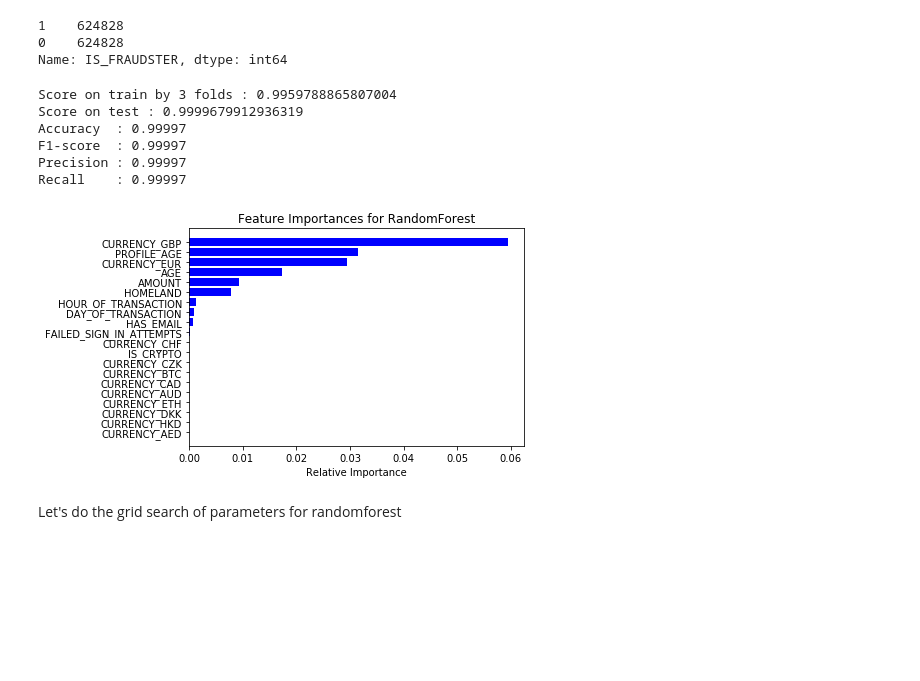
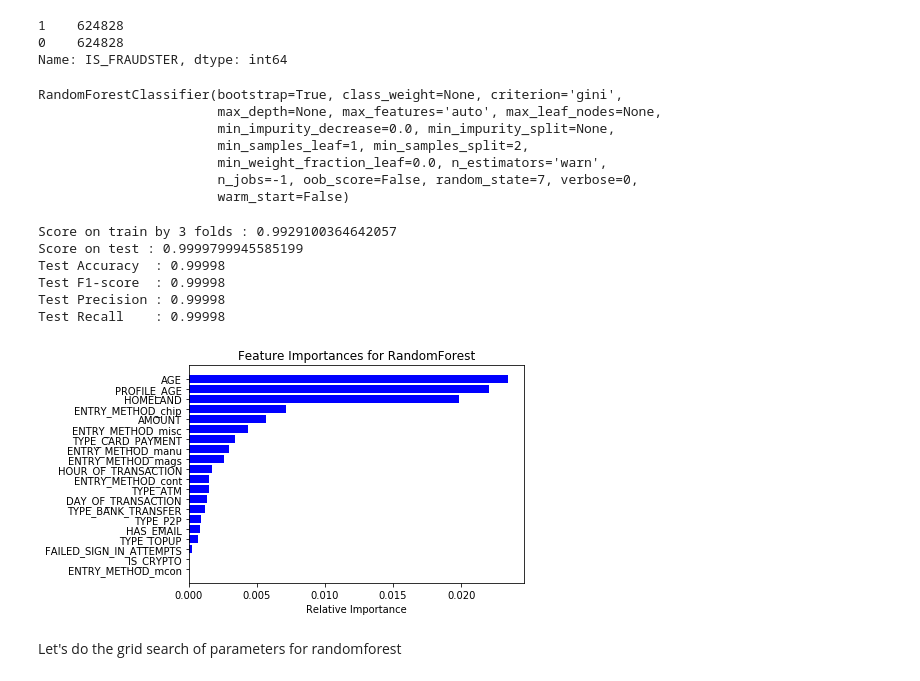
Before and after one commit to VladimirNikiforov/python_common, a Jupyter notebook: challenges/catching_fraud/notebooks/FinCrime.ipynb, the cells around one changed output. Drawn from its saved outputs; the diff is of its cells as text; code cells hidden in the pictures; blank space fills up the shorter version.

Commit message:
FinCrime model training

```diff
--- a/challenges/catching_fraud/notebooks/FinCrime.ipynb
+++ b/challenges/catching_fraud/notebooks/FinCrime.ipynb
@@ -789,7 +788,8 @@ from sklearn.feature_selection import SelectFromModel
 dataset_file_name = '../data/dataset.csv'
 dataset_time_file_name = '../data/dataset_time.csv'
 
-df = pd.read_csv(dataset_file_name)
+# We don't need CURRENCY as a feature because FRAUDSTER is not identified by CURRENCY
+df = pd.read_csv(dataset_file_name).drop('CURRENCY',axis=1)
 df_time = pd.read_csv(dataset_time_file_name)
 # %%
 df[df['IS_FRAUDSTER']==1].head()
@@ -803,6 +803,6 @@ df[df['IS_FRAUDSTER']==1].head()
 # %%
 # Let's create dummy columns for categorical variables
-df = pd.get_dummies(df, columns=['CURRENCY','ENTRY_METHOD','TYPE','SOURCE','STATE','MERCHANT_CATEGORY','TERMS_VERSION','KYC'])
+df = pd.get_dummies(df, columns=['ENTRY_METHOD','TYPE','SOURCE','STATE','MERCHANT_CATEGORY','TERMS_VERSION','KYC'])
 # and collect final dataset with time-features from dataset_time
 df = df.merge(df_time, left_on="USER_ID", right_on="USER_ID").drop('USER_ID',axis=1)
 del df_time
@@ -860,43 +860,55 @@ X_train_over,X_test_over,y_train_over,y_test_over = train_test_split(X_over,y_ov
 # %%
 # train simple randomforest with KFold
 rf = RandomForestClassifier(n_jobs=-1,random_state=RANDOM_STATE)
+print(rf)
 
 score_on_train = 0
 for trn_idx,tst_idx in KFold(n_splits=N_FOLDS,random_state=RANDOM_STATE).split(X_train_over,y_train_over):
     X_train_fold,y_train_fold = X_over.iloc[trn_idx],y_over.iloc[trn_idx]
     X_test_fold,y_test_fold = X_over.iloc[tst_idx],y_over.iloc[tst_idx]
     rf.fit(X_train_fold,y_train_fold)
     score_on_train += rf.score(X_test_fold,y_test_fold)
 
 rf.fit(X_train_over,y_train_over)
 print(f'Score on train by {N_FOLDS} folds : {score_on_train/N_FOLDS}')
 print(f'Score on test : {rf.score(X_test_over,y_test_over)}')
 
 from sklearn.metrics import accuracy_score,f1_score,precision_score,recall_score
 rf_pred = rf.predict(X_test_over)
-print (f"Accuracy  : {accuracy_score(y_test_over,rf_pred):.5f}")
-print (f"F1-score  : {f1_score(y_test_over,rf_pred,average='macro'):.5f}")
-print (f"Precision : {precision_score(y_test_over,rf_pred,average='macro'):.5f}")
-print (f"Recall    : {recall_score(y_test_over,rf_pred,average='macro'):.5f}")
+print (f"Test Accuracy  : {accuracy_score(y_test_over,rf_pred):.5f}")
+print (f"Test F1-score  : {f1_score(y_test_over,rf_pred,average='macro'):.5f}")
+print (f"Test Precision : {precision_score(y_test_over,rf_pred,average='macro'):.5f}")
+print (f"Test Recall    : {recall_score(y_test_over,rf_pred,average='macro'):.5f}")
+
+# save model to artifact
+from sklearn.externals import joblib
+joblib.dump(rf, '../artifacts/model.pkl')
+#rf = joblib.load('../artifacts/model.pkl')
 
 # Let's look at features importance
 features = X_train_over.columns
 importances = rf.feature_importances_[0:20]
-
 indices = np.argsort(importances)
 
 plt.title('Feature Importances for RandomForest')
 plt.barh(range(len(indices)), importances[indices], color='b', align='center')
 plt.yticks(range(len(indices)), [features[i] for i in indices])
 plt.xlabel('Relative Importance')
 plt.show()
 del rf
 # %% [output]
-Score on train by 3 folds : 0.9959788865807004
-Score on test : 0.9999679912936319
-Accuracy  : 0.99997
-F1-score  : 0.99997
-Precision : 0.99997
-Recall    : 0.99997
+RandomForestClassifier(bootstrap=True, class_weight=None, criterion='gini',
+                       max_depth=None, max_features='auto', max_leaf_nodes=None,
+                       min_impurity_decrease=0.0, min_impurity_split=None,
+                       min_samples_leaf=1, min_samples_split=2,
+                       min_weight_fraction_leaf=0.0, n_estimators='warn',
+                       n_jobs=-1, oob_score=False, random_state=7, verbose=0,
+                       warm_start=False)
+Score on train by 3 folds : 0.9929100364642057
+Score on test : 0.9999799945585199
+Test Accuracy  : 0.99998
+Test F1-score  : 0.99998
+Test Precision : 0.99998
+Test Recall    : 0.99998
-[figure, old version]
+[figure, new version]
 # %%
```
Also changed, not shown: parts of 34 cells of this notebook, 3 other files.
